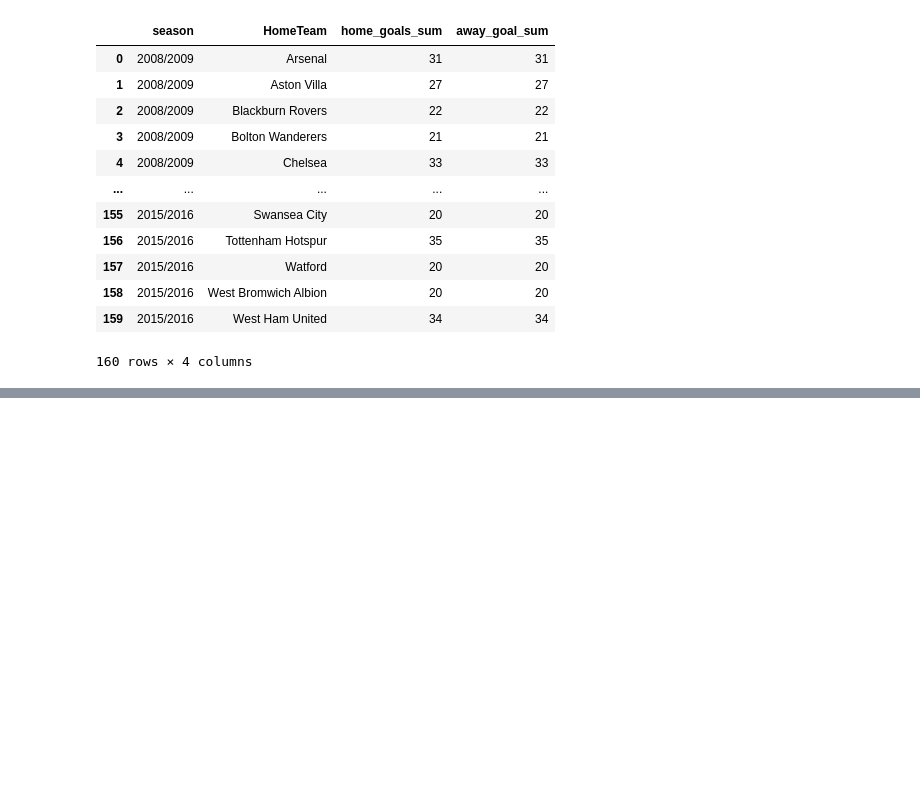
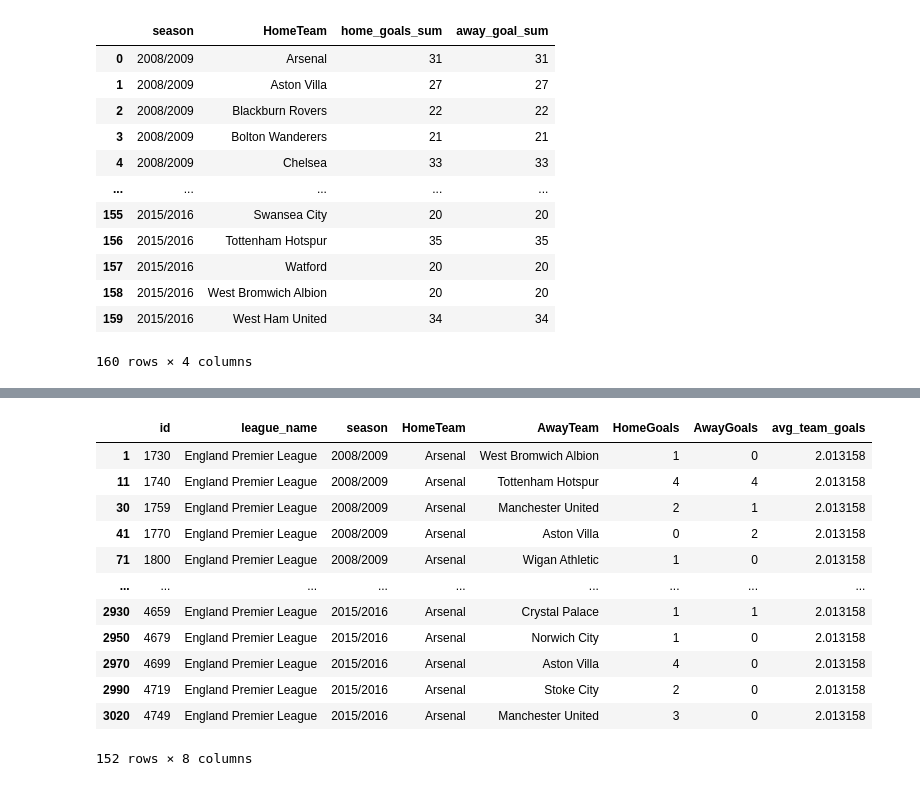
Before and after one commit to Aparecido-Junior/Python_Notebook, a Jupyter notebook: 3_Pandas_Numpy_Maven/4_Aggregating_Reshaping/Grouping.ipynb, the cells around one changed output, grey strips where cells are left out. Cells and saved outputs as stored; diff of their text form; code cells hidden in the pictures; blank space fills up the shorter version.

```diff
--- a/3_Pandas_Numpy_Maven/4_Aggregating_Reshaping/Grouping.ipynb
+++ b/3_Pandas_Numpy_Maven/4_Aggregating_Reshaping/Grouping.ipynb
@@ -163,0 +205,20 @@ df2.reset_index()
+# %%
+(df.assign(
+    avg_team_goals = df.groupby(["HomeTeam"])["HomeGoals"]
+    .transform("mean"))
+    .query("HomeTeam == 'Arsenal'")
+)
+# %% [output]
+|  | id | league_name | season | HomeTeam | AwayTeam | HomeGoals | AwayGoals | avg_team_goals |
+| 1 | 1730 | England Premier League | 2008/2009 | Arsenal | West Bromwich Albion | 1 | 0 | 2.013158 |
+| 11 | 1740 | England Premier League | 2008/2009 | Arsenal | Tottenham Hotspur | 4 | 4 | 2.013158 |
+| 30 | 1759 | England Premier League | 2008/2009 | Arsenal | Manchester United | 2 | 1 | 2.013158 |
+| 41 | 1770 | England Premier League | 2008/2009 | Arsenal | Aston Villa | 0 | 2 | 2.013158 |
+| 71 | 1800 | England Premier League | 2008/2009 | Arsenal | Wigan Athletic | 1 | 0 | 2.013158 |
+| ... | ... | ... | ... | ... | ... | ... | ... | ... |
+| 2930 | 4659 | England Premier League | 2015/2016 | Arsenal | Crystal Palace | 1 | 1 | 2.013158 |
+| 2950 | 4679 | England Premier League | 2015/2016 | Arsenal | Norwich City | 1 | 0 | 2.013158 |
+| 2970 | 4699 | England Premier League | 2015/2016 | Arsenal | Aston Villa | 4 | 0 | 2.013158 |
+| 2990 | 4719 | England Premier League | 2015/2016 | Arsenal | Stoke City | 2 | 0 | 2.013158 |
+| 3020 | 4749 | England Premier League | 2015/2016 | Arsenal | Manchester United | 3 | 0 | 2.013158 |
+152 rows × 8 columns
```
Also changed, not shown: parts of 7 cells of this notebook.
